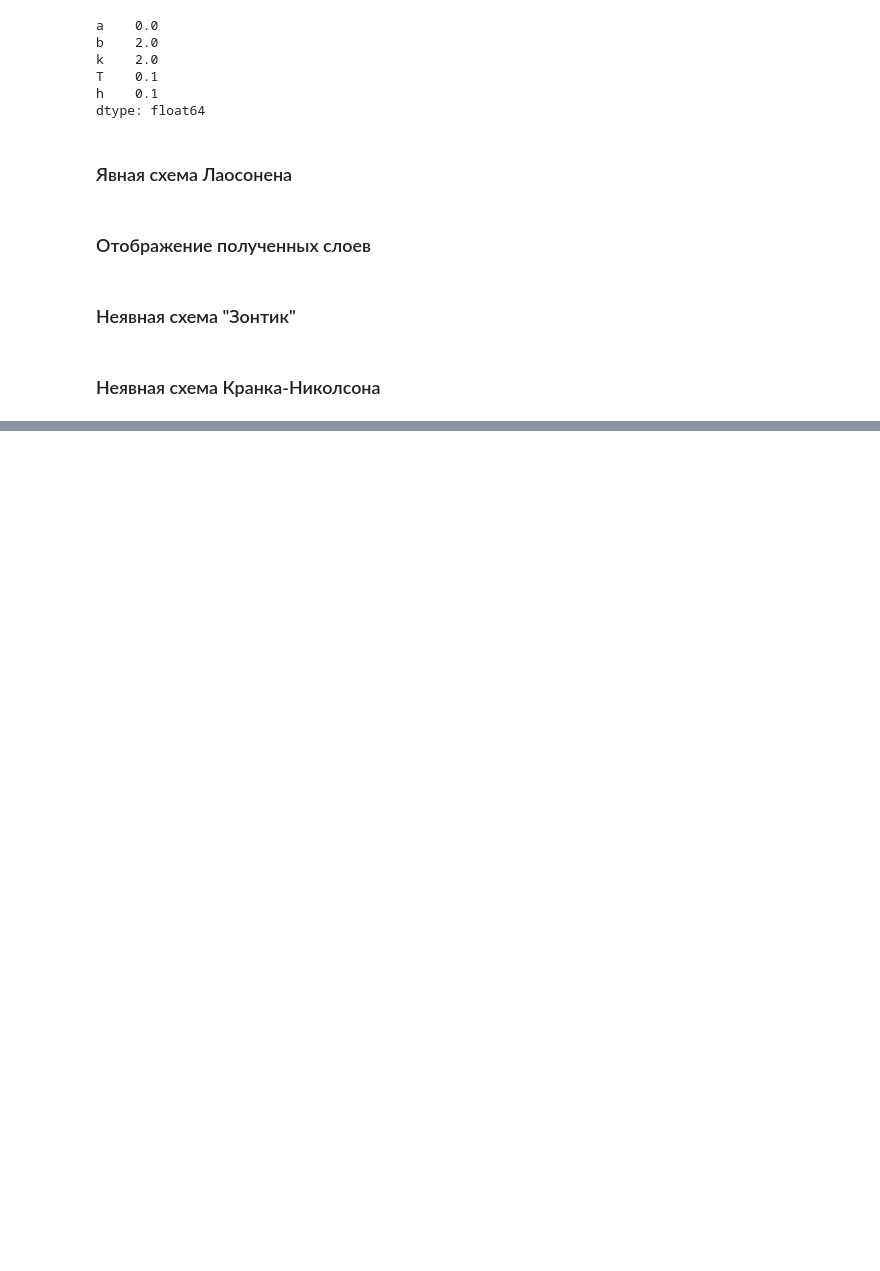
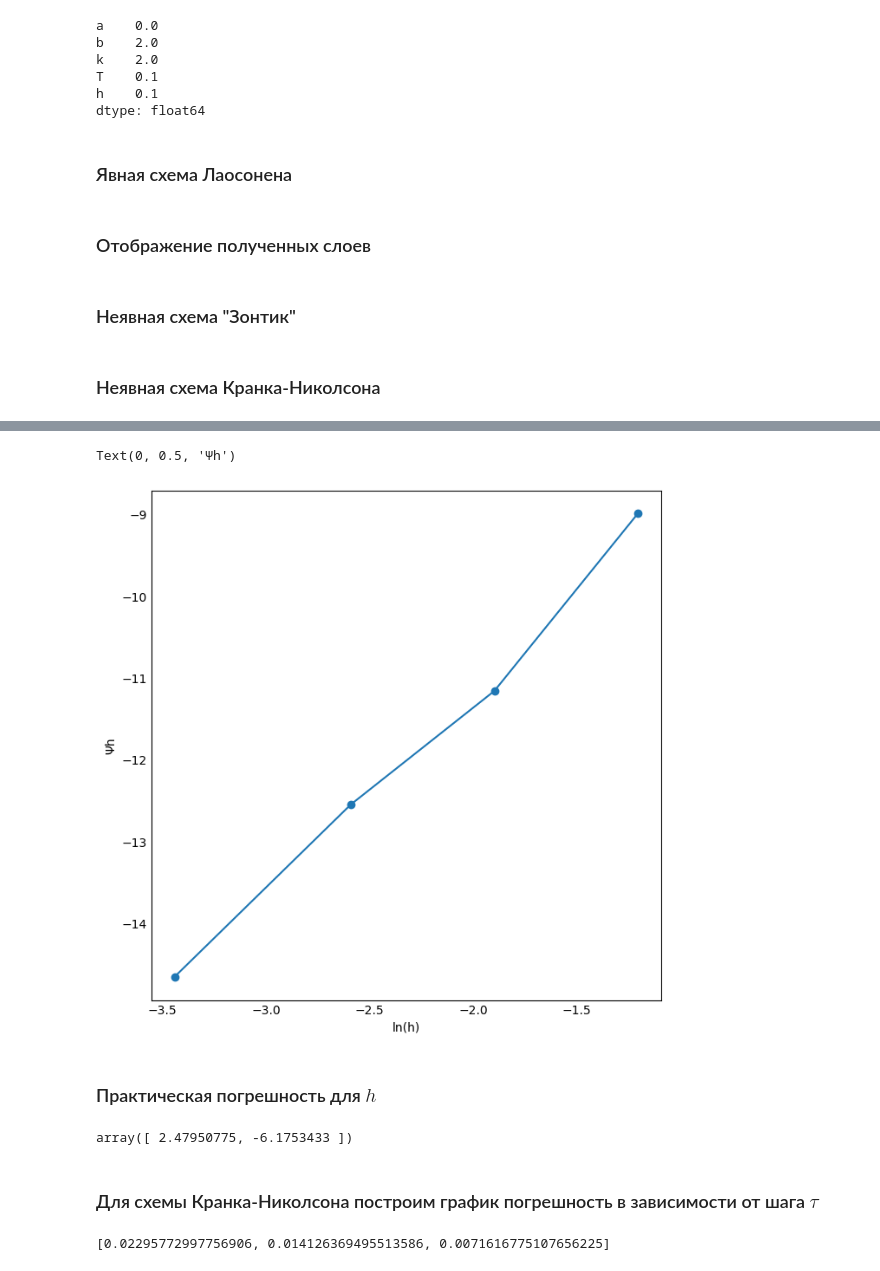
Before and after one commit to AleksandrShadrin/NM, a Jupyter notebook: second_work/diff_models.ipynb, the cells around one changed output, grey strips where cells are left out. Drawn from its saved outputs; the diff is of its cells as text; code cells hidden in the pictures; blank space fills up the shorter version.

```diff
--- a/second_work/diff_models.ipynb
+++ b/second_work/diff_models.ipynb
@@ -226,0 +261,23 @@ inaccuracies
+# %%
+def find_incrs_for_h_vals(method: Callable[[float, float], pd.DataFrame],
+                          h_vals: list,
+                          h_min: float):
+    _tau = tau(h_min)
+
+    res = [method(_h_value, _tau).loc[data['T']].median()
+               for _h_value in h_vals]
+    results = [get_inaccuracy(res[i], res[i - 1])
+               for i in range(1, len(res))]
+
+    return results
+
+def find_incrs_for_tau_vals(method: Callable[[float, float], pd.DataFrame],
+                          tau_vals: list,
+                          h_min: float):
+
+    res = [method(h_min, _tau_value).loc[data['T']].median()
+               for _tau_value in tau_vals]
+    results = [get_inaccuracy(res[i], res[i - 1])
+               for i in range(1, len(res))]
+
+    return results
@@ -230,0 +330,2 @@ print_contour(res)
+# %%
+_h_values = [0.6, 0.3 , 0.15, 0.075, 0.032]
@@ -230,0 +340,16 @@ print_contour(res)
+# %%
+plt.figure(figsize=(6,6))
+plt.plot(np.log(_h_values[1:]), np.log(incrs_vals_for_h), marker='o')
+plt.xlabel('ln(h)')
+plt.ylabel('Ψh')
+# %% [output]
+Text(0, 0.5, 'Ψh')
+[figure, added]
+# %% [markdown]
+### Практическая погрешность для $h$
+# %%
+np.polyfit(np.log(_h_values[1:]), np.log(incrs_vals_for_h), deg=1)
+# %% [output]
+array([ 2.47950775, -6.1753433 ])
+# %% [markdown]
+### Для схемы Кранка-Николсона построим график погрешность в зависимости от шага $\tau$
@@ -230,0 +359,4 @@ print_contour(res)
+# %%
+incrs_vals_for_tau
+# %% [output]
+[0.02295772997756906, 0.014126369495513586, 0.0071616775107656225]
```
Also changed, not shown: parts of 33 cells of this notebook.
